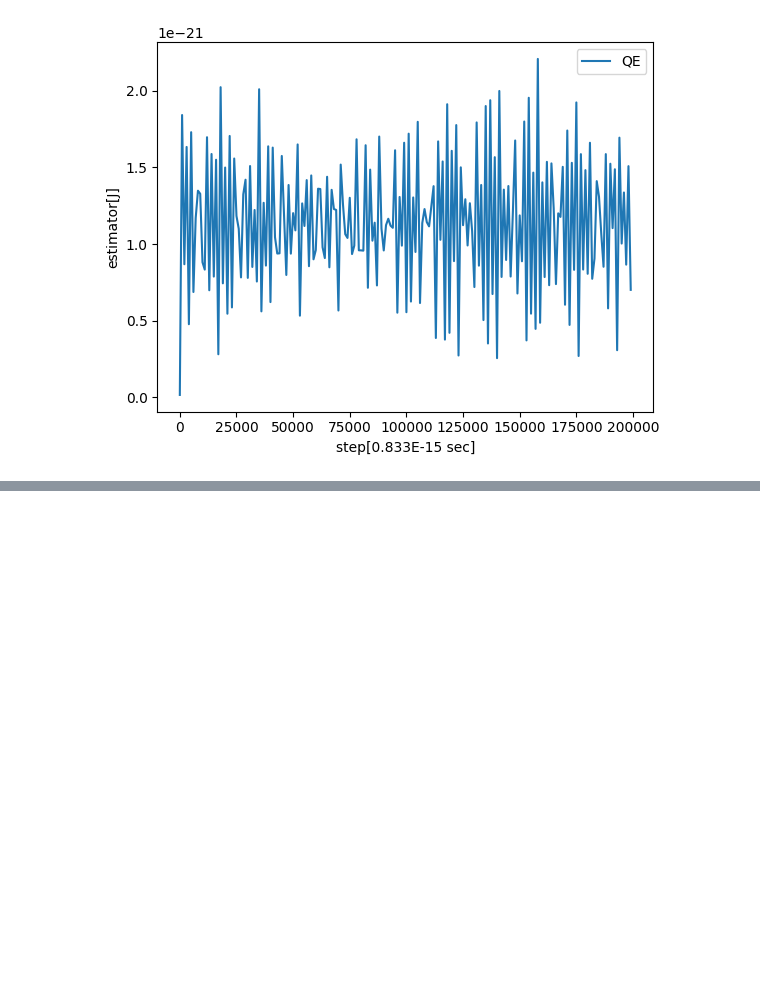
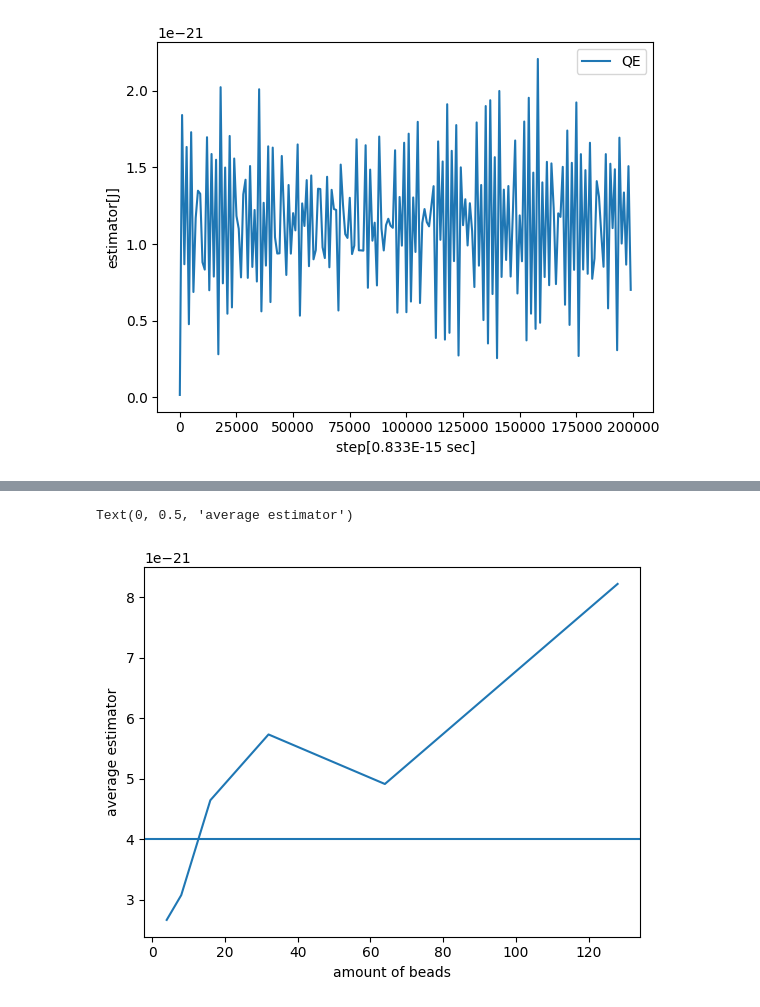
Before and after one commit to SagiMeir/Simulations4Beginners, a Jupyter notebook: Untitled-1.ipynb, the cells around one changed output, grey strips where cells are left out. Saved outputs shown, nothing was run; the diff lists cells and outputs as text; code cells hidden in the pictures; blank space fills up the shorter version.

```diff
--- a/Untitled-1.ipynb
+++ b/Untitled-1.ipynb
@@ -160,0 +156,19 @@ df["T"].values[50:].mean()
+# %%
+avgQE =[]
+amountbeads =[]
+
+for i in range(2,8):
+    bead = 2**i
+    df = pd.read_csv("sim"+str(bead)+".log",sep='\s+')
+    # plt.plot(df["step"].values[50:],df["QE"].values[50:])
+    avgQE.append(df["QE"].values[50:].mean())
+    amountbeads.append(bead)
+plt.plot(amountbeads, avgQE)
+plt.axhline(4.005263763420102e-21)
+
+
+plt.xlabel("amount of beads")
+plt.ylabel("average estimator")
+# %% [output]
+Text(0, 0.5, 'average estimator')
+[figure, added]
```
Also changed, not shown: parts of 4 cells of this notebook, 2 other files.
